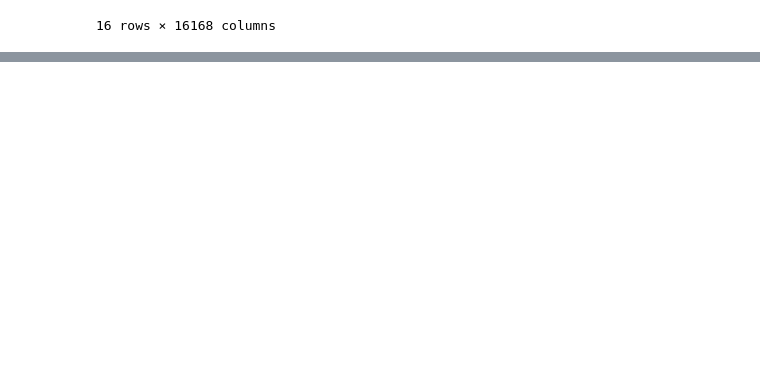
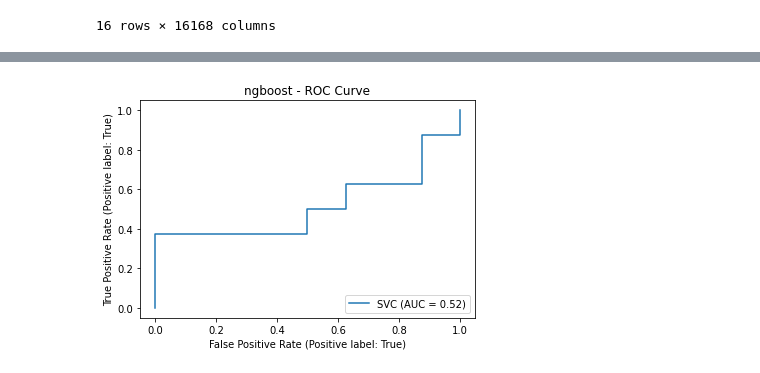
Before and after one commit to stupidpenguin/Computation_of_Data_Science, a Jupyter notebook: Grace_Final_Project/Final_Project.ipynb, the cells around one changed output, grey strips where cells are left out. Cells and saved outputs as stored; diff of their text form; code cells hidden in the pictures; blank space fills up the shorter version.

```diff
--- a/Grace_Final_Project/Final_Project.ipynb
+++ b/Grace_Final_Project/Final_Project.ipynb
@@ -157,0 +267,7 @@ plt.show(SVC_plot)
+# %%
+from sklearn import metrics
+metrics.plot_roc_curve(SVC_Model, P_TCGA_D_wo_label, P_TCGA_D_label)
+plt.title("ngboost - ROC Curve")
+plt.show()
+# %% [output]
+[figure, added]
```
Also changed, not shown: parts of 31 cells of this notebook, 1 other file.
